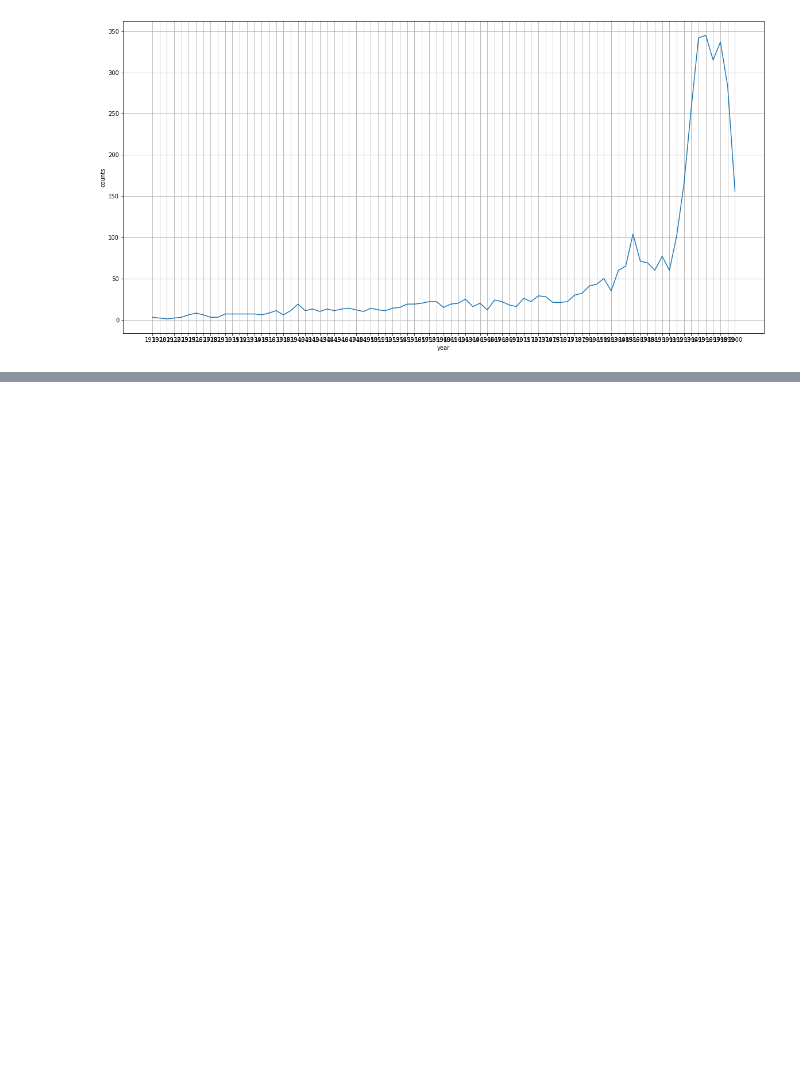
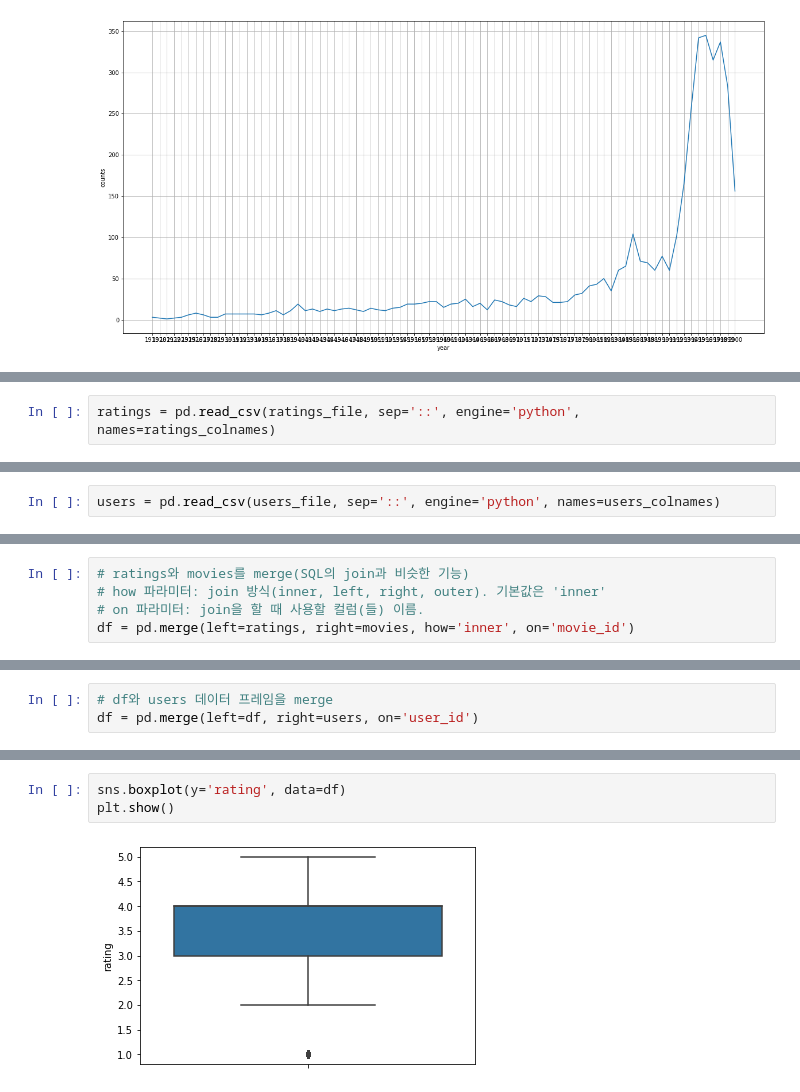
Before and after one commit to sejinseo/Itwill_Python, a Jupyter notebook: py25_movielens.ipynb, the cells around one changed output, grey strips where cells are left out. Drawn from its saved outputs; the diff is of its cells as text; blank space fills up the shorter version.

```diff
--- a/py25_movielens.ipynb
+++ b/py25_movielens.ipynb
@@ -266,0 +343,2 @@ plt.show()
+# %%
+ratings = pd.read_csv(ratings_file, sep='::', engine='python', names=ratings_colnames)
@@ -266,0 +373,2 @@ plt.show()
+# %%
+users = pd.read_csv(users_file, sep='::', engine='python', names=users_colnames)
@@ -266,0 +399,5 @@ plt.show()
+# %%
+# ratings와 movies를 merge(SQL의 join과 비슷한 기능)
+# how 파라미터: join 방식(inner, left, right, outer). 기본값은 'inner'
+# on 파라미터: join을 할 때 사용할 컬럼(들) 이름.
+df = pd.merge(left=ratings, right=movies, how='inner', on='movie_id')
@@ -266,0 +429,3 @@ plt.show()
+# %%
+# df와 users 데이터 프레임을 merge
+df = pd.merge(left=df, right=users, on='user_id')
@@ -266,0 +492,5 @@ plt.show()
+# %%
+sns.boxplot(y='rating', data=df)
+plt.show()
+# %% [output]
+[figure, added]
```
Also changed, not shown: parts of 65 cells of this notebook.
